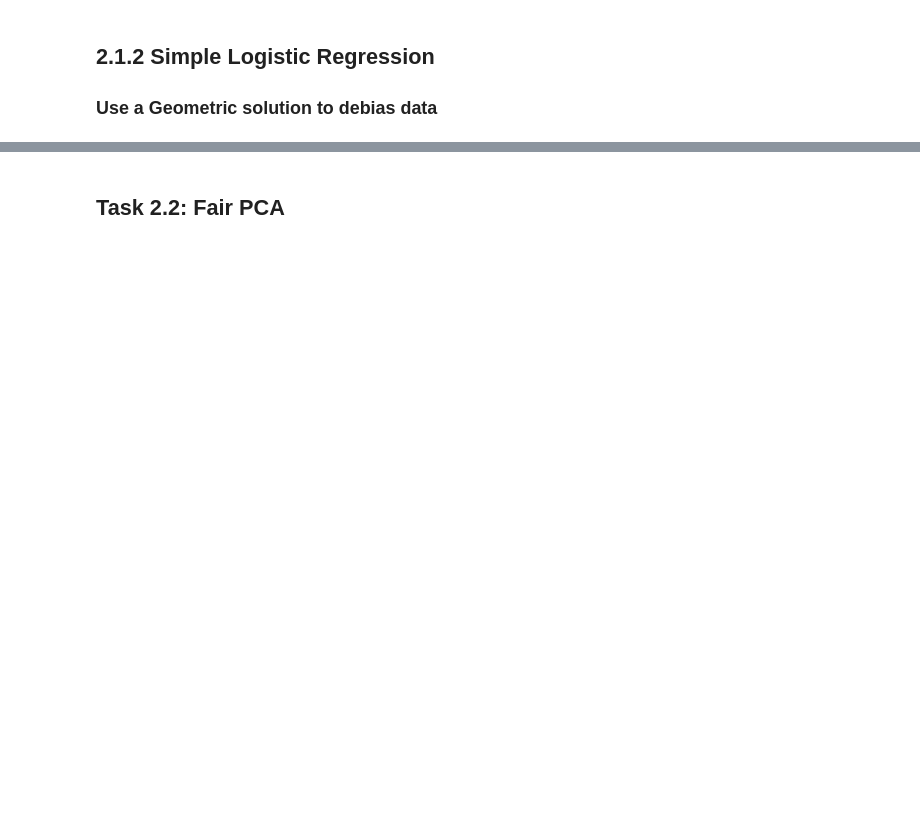
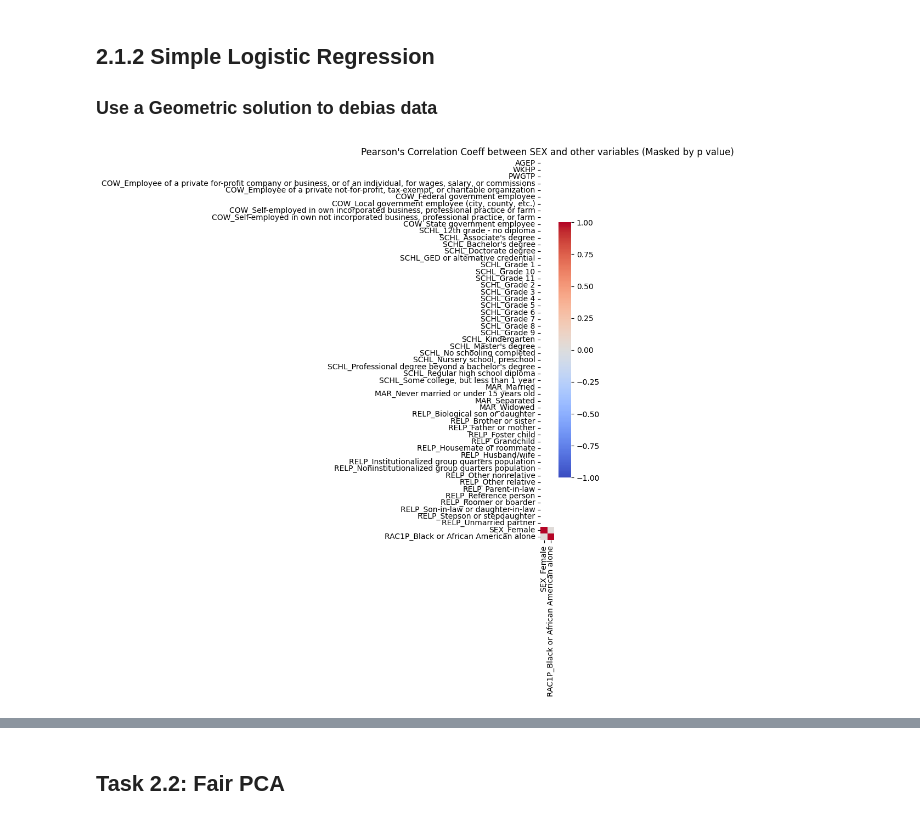
Before and after one commit to Xannadoo/Algorithmic_Fairness_Mandatories, a Jupyter notebook: Mandatory_2/Equalised_Odds_assignment.ipynb, the cells around one changed output, grey strips where cells are left out. Drawn from its saved outputs; the diff is of its cells as text; code cells hidden in the pictures; blank space fills up the shorter version.

```diff
--- a/Mandatory_2/Equalised_Odds_assignment.ipynb
+++ b/Mandatory_2/Equalised_Odds_assignment.ipynb
@@ -97,6 +109,7 @@ warnings.filterwarnings('ignore')
 ## Set constants
 seed = 0
 np.random.seed(seed)
+os.environ['PYTHONHASHSEED']=str(seed)
 
 ## This code is adapted from solution to data debias exercises
 X_train = features
@@ -108,7 +121,7 @@ y_train = y_train.reset_index(drop=True)
 # Subsample for efficiency
 ## We considered stratifing here, as the data is unbalanced for white/african-american.
 
-N = 50000  # Subsample size
+N = 20000  # Subsample size
 
 # Generate random unique indices for subsampling
 indices_train = np.random.choice(X_train.shape[0], N, replace=False)
@@ -325,18 +383,22 @@ def cross_validator_debiased(X, y, n=5, l=0):
            pd.DataFrame(pos_rates, columns=['General','Male','Female','White','AA'])
 # %%
 ##Lambda = 0, so max decorrelating
+scaler = StandardScaler()
+Xs_train = scaler.fit_transform(X_train)
 
-X_train_np_debiased = debias_features(X_train.astype('float'))
+X_train_np_debiased = debias_features(Xs_train.astype('float'))
 X_train_debiased = np.concatenate([X_train_np_debiased, X_train.iloc[:, -2:]], axis=1)
 
 corr2, p2 = corr_mat(X_train_debiased)
 
 # Plot correlations with protected features
 plt.figure(figsize=(2,9))
 sns.heatmap(corr2[:, -2:], cmap="coolwarm", xticklabels=features.columns[-2:], yticklabels=features.columns,
             mask = p2[:, -2:]  > corrected_alpha, vmin=-1, vmax=1, square=True)
 plt.title("Pearson's Correlation Coeff between SEX and other variables (Masked by p value)")
 plt.show()
+# %% [output]
+[figure, added]
 # %%
 lambda_values = np.linspace(0, 1, 11)  # 11 values from 0 to 1
 accuracies = pd.DataFrame(columns=['General','Male','Female','White','AA'])
```
Also changed, not shown: parts of 18 cells of this notebook.
